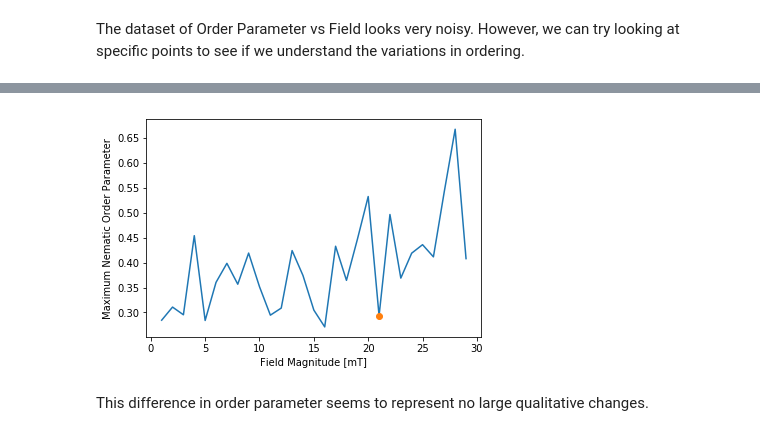
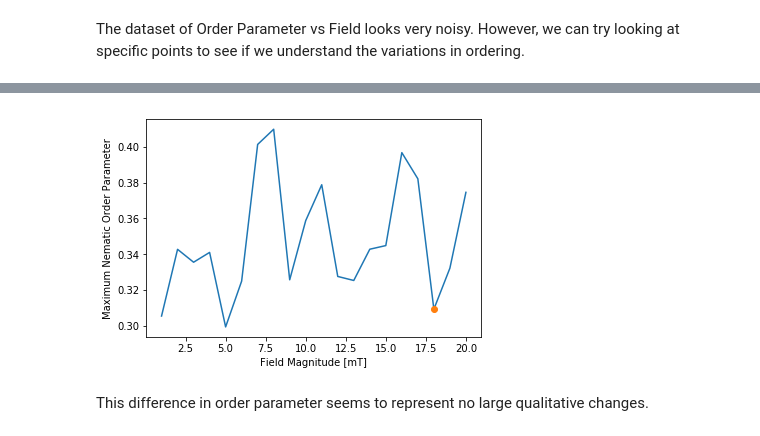
Before and after one commit to aortiza/Notes, a Jupyter notebook: SimulationsOfDimerSystem/SimulationsOfDimerSystem-21-NematicOrderParameter.ipynb, the cells around one changed output, grey strips where cells are left out. Cells and saved outputs as stored; diff of their text form; code cells hidden in the pictures.

```diff
--- a/SimulationsOfDimerSystem/SimulationsOfDimerSystem-21-NematicOrderParameter.ipynb
+++ b/SimulationsOfDimerSystem/SimulationsOfDimerSystem-21-NematicOrderParameter.ipynb
@@ -25,7 +25,7 @@ smp.init_printing()
 # %% [markdown]
 # Load a file and extract dimers.
 # %%
-dirc = "C:/users/aortiza/Desktop/NematicPhase/Field_a/"
+dirc = "Z:/SimulationsOfDimerSystem/NematicPhase/DobnikarConditions_T300K/random_1/exp_0/"
 files = os.scandir(dirc)
 base_names = [os.path.splitext(file.name)[0] for file in files if file.name.endswith(".lammpstrj")]
 # %%
@@ -149,7 +149,7 @@ plt.plot(Order.index,Order.NematicOrder)
 plt.xlabel("Field Magnitude [mT]")
 plt.ylabel("Maximum Nematic Order Parameter")
 
-field = 20
+field = 17
 plt.plot(field,Order[Order.index==field].NematicOrder,'o')
 
 file = os.path.join(dirc,"field_%u"%field)
@@ -166,22 +166,22 @@ HTML(anim.to_html5_video())
 # %%
 plt.plot(Order.index,Order.NematicOrder)
 plt.xlabel("Field Magnitude [mT]")
 plt.ylabel("Maximum Nematic Order Parameter")
 
-field = 21
+field = 18
 plt.plot(field,Order[Order.index==field].NematicOrder,'o')
 
 file = os.path.join(dirc,"field_%u"%field)
 sim = pickle.load(open(file+".p", "rb" ))
 trj = lmp.trj_lazyread(file+".lammpstrj")[0::100]
 dim = lmp.dimers(trj, sim, distance=3)
 dim = lmp.dimers_findpositions(dim,trj,sim)
 
 anim = lmp.animate_dim(dim,sim,start=0,end=120,step=1,speedup=15)
 HTML(anim.to_html5_video())
 # %% [output]
 [interactive output not drawn]
-[figure, old version]
+[figure, new version]
 # %% [markdown]
 This difference in order parameter seems to represent no large qualitative changes.
 # %% [markdown]
```
Also changed, not shown: parts of 29 cells of this notebook.
